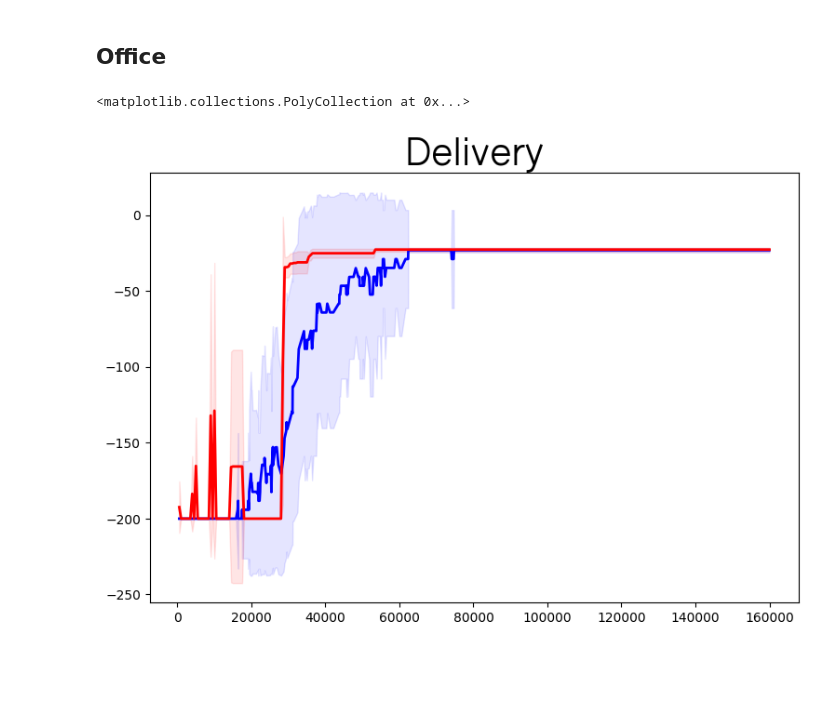
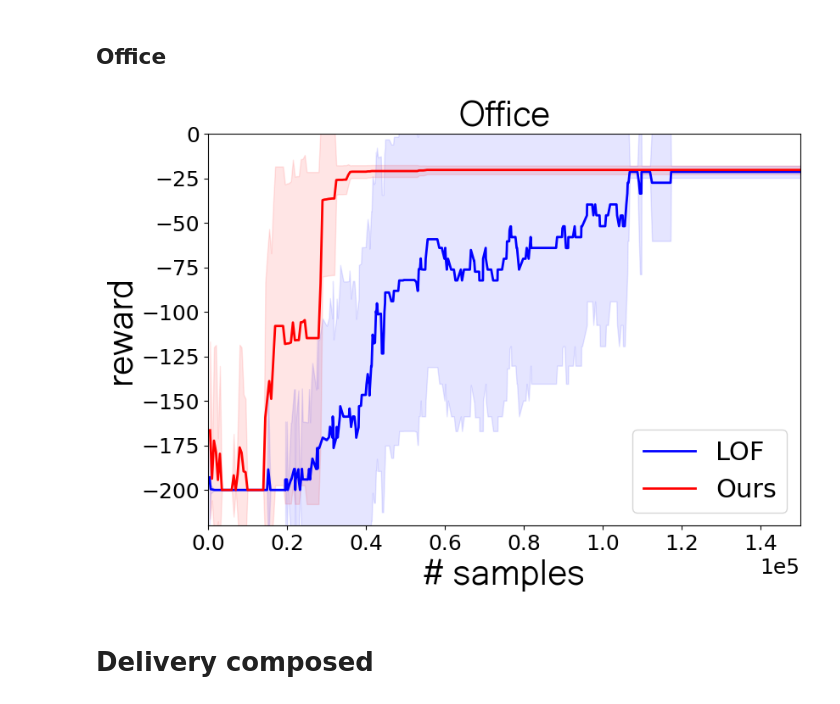
Before and after one commit to timtimtim3/sfols, a Jupyter notebook: Results.ipynb, the cells around one changed output. Cells and saved outputs as stored; diff of their text form; code cells hidden in the pictures; blank space fills up the shorter version.

```diff
--- a/Results.ipynb
+++ b/Results.ipynb
@@ -174,16 +181,34 @@ plt.show()
 # %%
 lof_df = pd.read_csv("LOF-Office.csv")
 sfols_df = pd.read_csv("SFOLS-Office.csv")
 
 fig, ax = plt.subplots(1,1, figsize=(9, 6))
-ax.set_title(fr'Delivery', **csfont)
+ax.set_title(fr'Office', **csfont)
 
 # VERSION 1
 ax.plot(lof_df.step, lof_df["mean"], linewidth=2, color='blue', label='LOF')
 ax.fill_between(lof_df.step, lof_df["mean"] - lof_df["std"], lof_df["mean"] + lof_df["std"], color='blue', alpha=0.1)
 # VERSION 2
 ax.plot(sfols_df.step, sfols_df["mean"], linewidth=2, color='red', label='Ours')
 ax.fill_between(sfols_df.step, sfols_df["mean"] - sfols_df["std"], sfols_df["mean"] + sfols_df["std"], color='red', alpha=0.1)
+
+plt.ticklabel_format(style='sci', axis='x', scilimits=(0,0))
+
+ax.legend(fontsize=22, loc=4)
+ax.set_ylim((-220, 0.01))
+# ax.set_xscale("log")
+ax.set_xlim((0, 1.5e5))
+
+ax.tick_params(axis='both', which='major', labelsize=18)
+ax.tick_params(axis='both', which='minor', labelsize=18)
+ax.xaxis.offsetText.set_fontsize(18)
+
+ax.set_ylabel('reward', **hfont)
+ax.set_xlabel('# samples', **hfont)
+
+plt.savefig('pictures/office.pdf', bbox_inches='tight', dpi=500)
+plt.show()
 # %% [output]
-<matplotlib.collections.PolyCollection at 0x...>
-[figure, old version]
+[figure, new version]
+# %% [markdown]
+# Delivery composed
```
Also changed, not shown: parts of 4 cells of this notebook, 20 other files.
